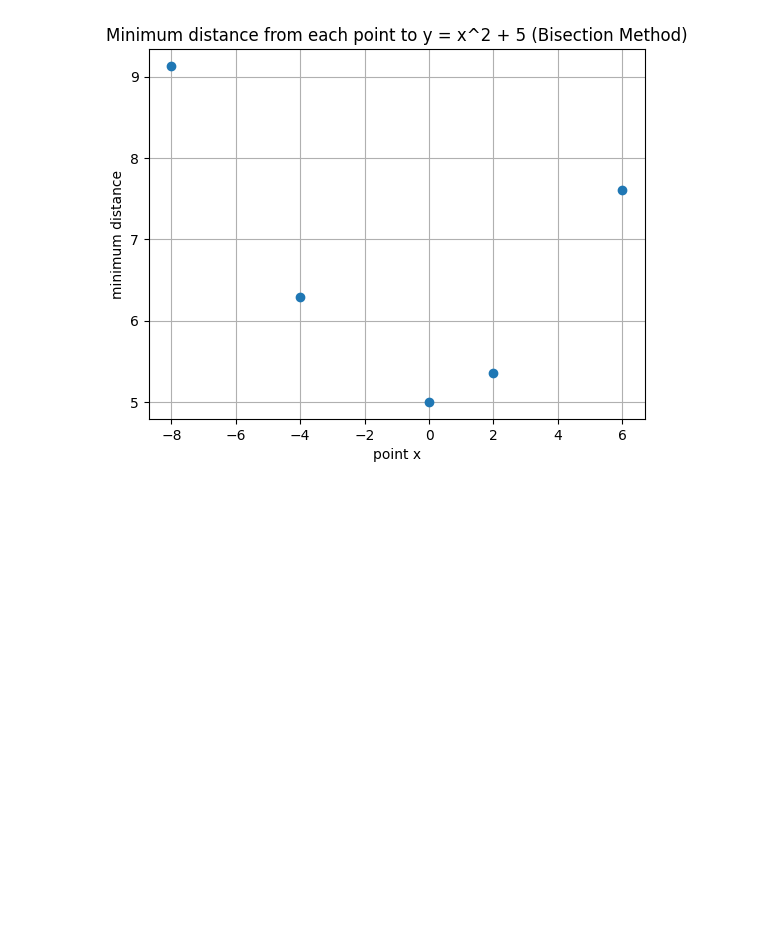
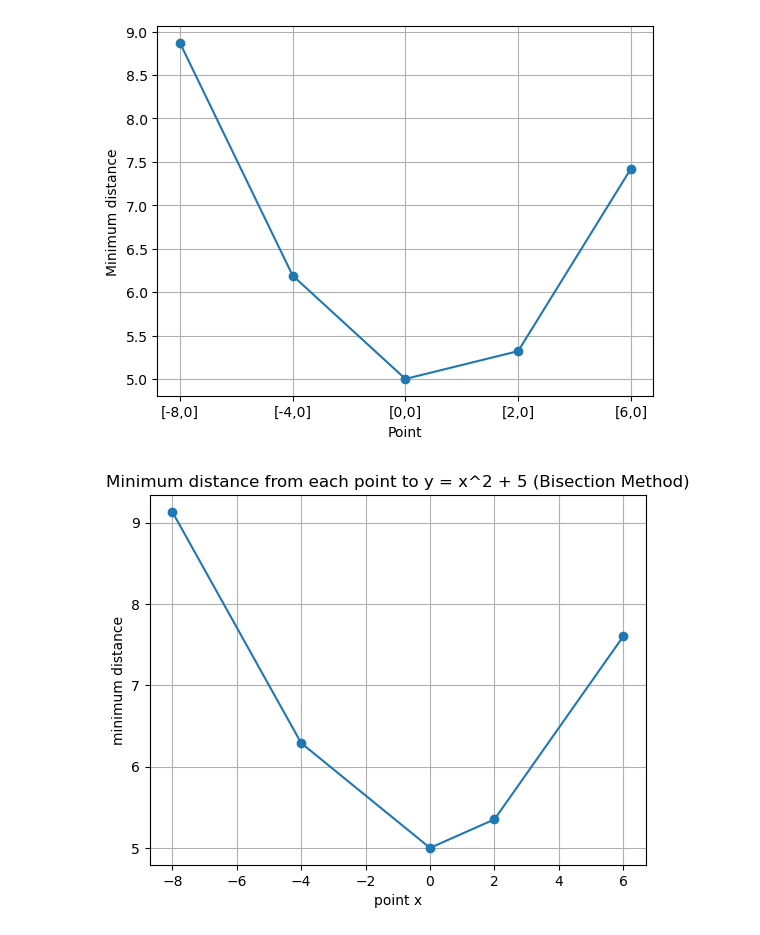
Before and after one commit to EthanAB99/EthanAB99.github.io, a Jupyter notebook: assignment1.ipynb, the cells around one changed output. Saved outputs shown, nothing was run; the diff lists cells and outputs as text; code cells hidden in the pictures; blank space fills up the shorter version.

```diff
--- a/assignment1.ipynb
+++ b/assignment1.ipynb
@@ -29,13 +36,29 @@ dis_Bi = []
 for x0, y0 in points:
     min_dist, x_min = Bi.golden_section_search(x0, y0, lambda x:x**2+5, -5,5)
     dis_Bi.append(min_dist)
+# %%
+#Analytical:
+x_plot = ["[-8,0]", "[-4,0]", "[0,0]", "[2,0]", "[6,0]"]
+y_ana = np.array([8.87, 6.19,5,5.32,7.42])
+
+fig, ax = plt.subplots()
+ax.plot(x_plot,y_ana, marker ="o")
+ax.set_xlabel("Point")
+ax.set_ylabel("Minimum distance")
+ax.grid()
+
+plt.savefig("analytical")
+plt.show()
+# %% [output]
+[figure, added]
 # %%
 x_points = [p[0] for p in points]
-plt.plot(x_points, dis_Bi, 'o')
+plt.plot(x_points, dis_Bi, marker ='o')
 plt.xlabel("point x")
 plt.ylabel("minimum distance")
 plt.title("Minimum distance from each point to y = x^2 + 5 (Bisection Method)")
 plt.grid()
+plt.savefig("Bisection code_first function")
 plt.show()
 # %% [output]
-[figure, old version]
+[figure, new version]
```
Also changed, not shown: parts of 5 cells of this notebook, 7 other files.
